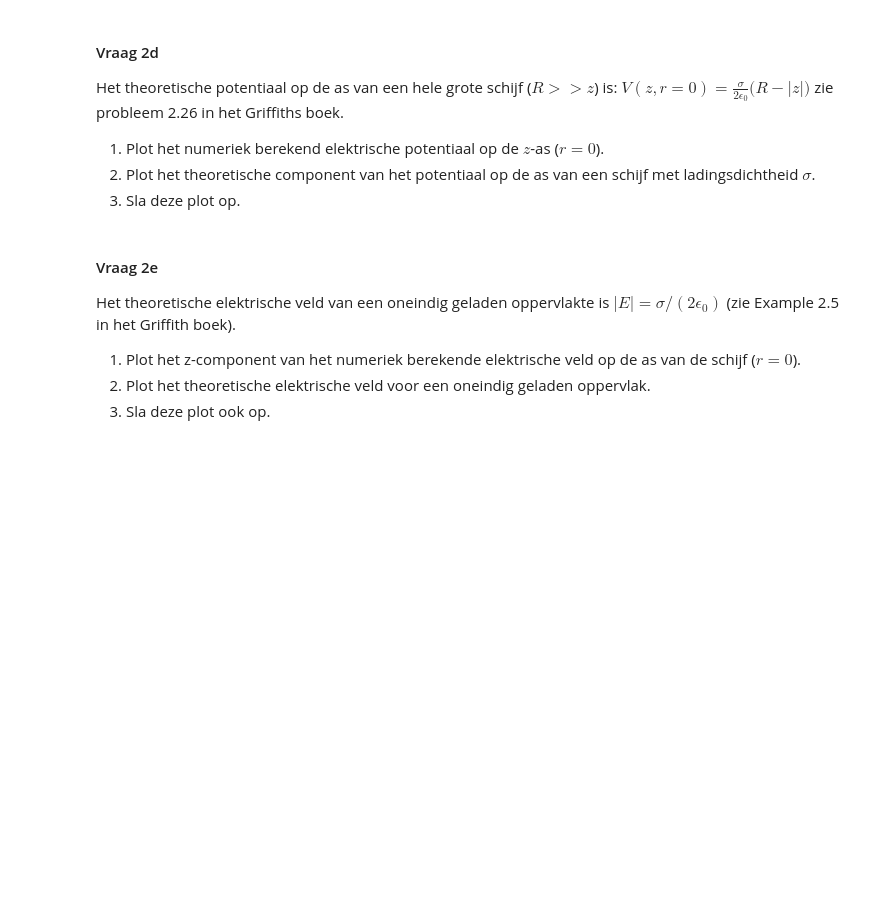
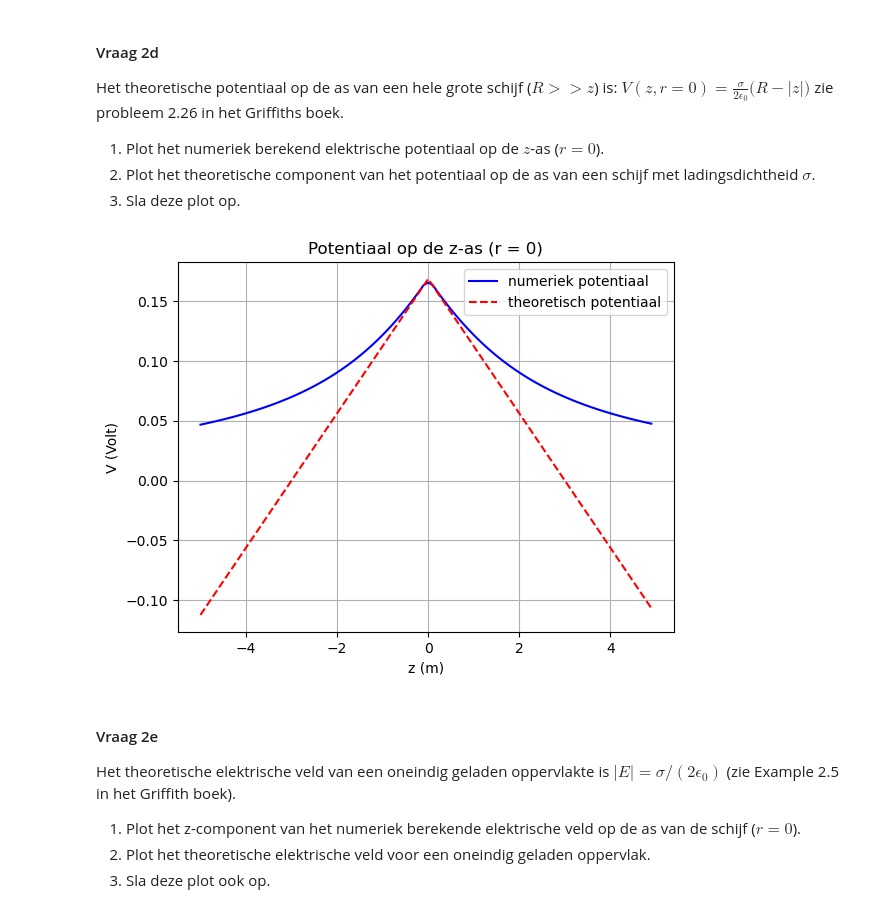
Before and after one commit to Monjano/DEF-D-MONJANO-SCHEBAL, a Jupyter notebook: DigitaleOntwerpopdrachten/1CondensatorOpdracht/CondensatorOntwerpopdracht.ipynb, the cells around one changed output. Cells and saved outputs as stored; diff of their text form; code cells hidden in the pictures; blank space fills up the shorter version.

Commit message:
Lokale wijzigingen opslaan

```diff
--- a/DigitaleOntwerpopdrachten/1CondensatorOpdracht/CondensatorOntwerpopdracht.ipynb
+++ b/DigitaleOntwerpopdrachten/1CondensatorOpdracht/CondensatorOntwerpopdracht.ipynb
@@ -245,9 +189,30 @@ zie probleem 2.26 in het Griffiths boek.
 2. Plot het theoretische component van het potentiaal op de as van een schijf met ladingsdichtheid $\sigma$.
 3. Sla deze plot op.
 # %%
-###
-###Hier jouw code###
-###
+# Numeriek potentiaal
+V_z_num = V[:, 0]     # eerste kolom is r = 0
+
+# Theoretisch potentiaal
+V_z_theory = (sigma / (2 * epsilon_0)) * (disk_radius - np.abs(z))
+
+# Numeriek
+plt.plot(z, V_z_num, "b-", label="numeriek potentiaal")
+
+# Theoretisch
+plt.plot(z, V_z_theory, "r--", label="theoretisch potentiaal")
+
+plt.title("Potentiaal op de z-as (r = 0)")
+plt.xlabel("z (m)")
+plt.ylabel("V (Volt)")
+plt.legend()
+plt.grid(True)
+
+# Plot opslaan
+plt.savefig("vraag2d.png", dpi=300)
+
+plt.show()
+# %% [output]
+[figure, added]
 # %% [markdown]
 #### Vraag 2e
 
```
Also changed, not shown: parts of 15 cells of this notebook.
